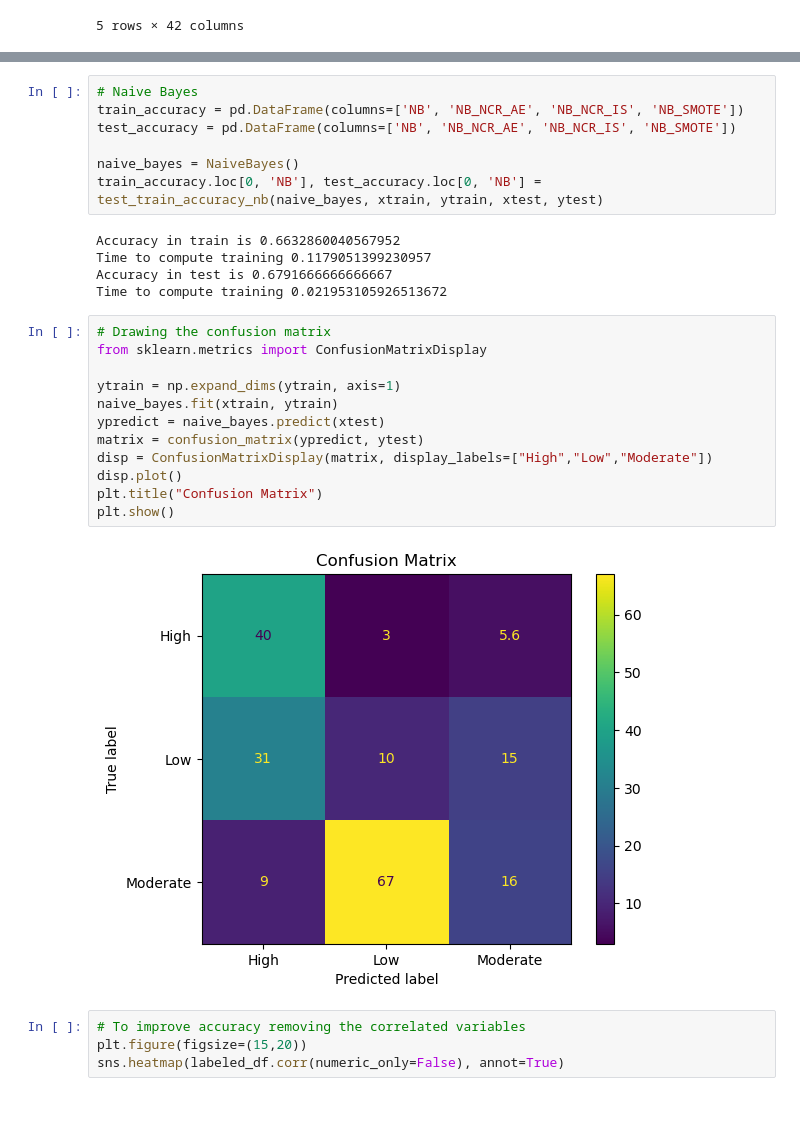
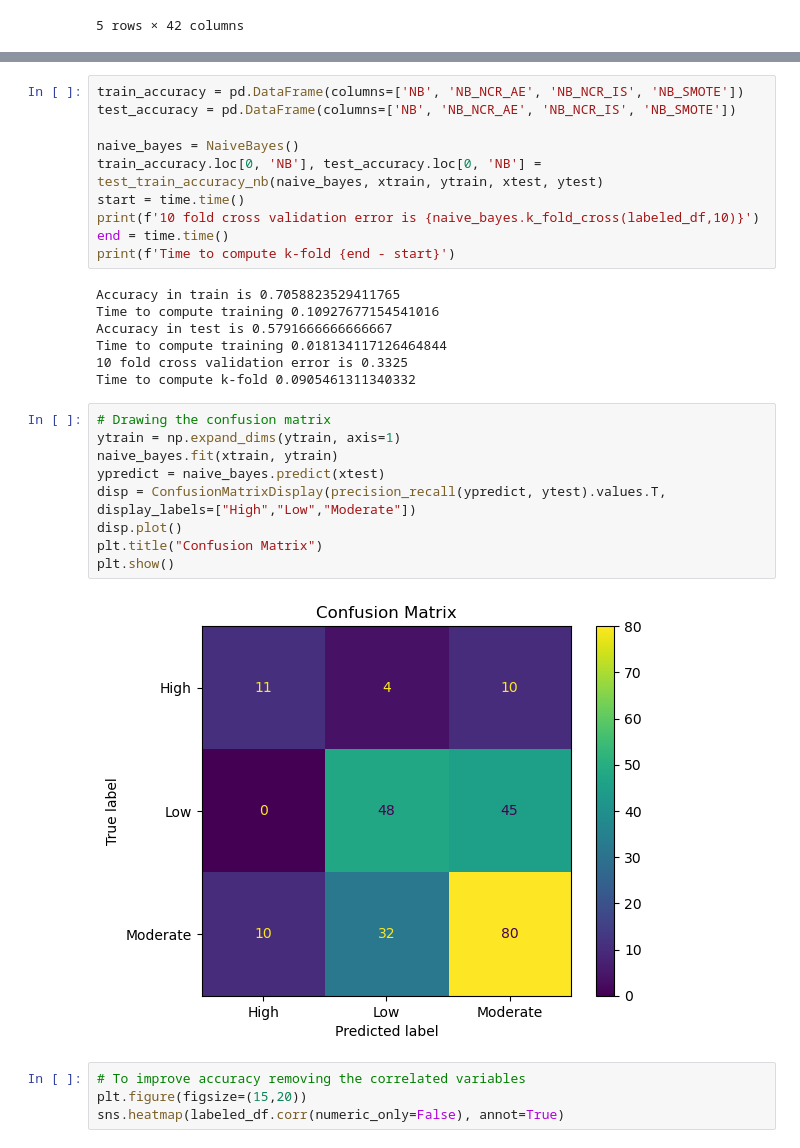
Before and after one commit to besteguney/EEE485, a Jupyter notebook: main3.py.ipynb, the cells around one changed output, grey strips where cells are left out. Saved outputs shown, nothing was run; the diff lists cells and outputs as text; blank space fills up the shorter version.

```diff
--- a/main3.py.ipynb
+++ b/main3.py.ipynb
@@ -341,31 +389,33 @@ def test_train_accuracy_nb(naive_bayes, xtrain, ytrain, xtest, ytest):
 
     return train_accuracy, test_accuracy
 # %%
-# Naive Bayes
 train_accuracy = pd.DataFrame(columns=['NB', 'NB_NCR_AE', 'NB_NCR_IS', 'NB_SMOTE'])
 test_accuracy = pd.DataFrame(columns=['NB', 'NB_NCR_AE', 'NB_NCR_IS', 'NB_SMOTE'])
 
 naive_bayes = NaiveBayes()
 train_accuracy.loc[0, 'NB'], test_accuracy.loc[0, 'NB'] = test_train_accuracy_nb(naive_bayes, xtrain, ytrain, xtest, ytest)
+start = time.time()
+print(f'10 fold cross validation error is {naive_bayes.k_fold_cross(labeled_df,10)}')
+end = time.time()
+print(f'Time to compute k-fold {end - start}')
 # %% [output]
-Accuracy in train is 0.6632860040567952
-Time to compute training 0.1179051399230957
-Accuracy in test is 0.6791666666666667
-Time to compute training 0.021953105926513672
+Accuracy in train is 0.7058823529411765
+Time to compute training 0.10927677154541016
+Accuracy in test is 0.5791666666666667
+Time to compute training 0.018134117126464844
+10 fold cross validation error is 0.3325
+Time to compute k-fold 0.0905461311340332
 # %%
 # Drawing the confusion matrix
-from sklearn.metrics import ConfusionMatrixDisplay
-
 ytrain = np.expand_dims(ytrain, axis=1)
 naive_bayes.fit(xtrain, ytrain)
 ypredict = naive_bayes.predict(xtest)
-matrix = confusion_matrix(ypredict, ytest)
-disp = ConfusionMatrixDisplay(matrix, display_labels=["High","Low","Moderate"])
+disp = ConfusionMatrixDisplay(precision_recall(ypredict, ytest).values.T, display_labels=["High","Low","Moderate"])
 disp.plot()
 plt.title("Confusion Matrix")
 plt.show()
 # %% [output]
-[figure, old version]
+[figure, new version]
 # %%
 # To improve accuracy removing the correlated variables
 plt.figure(figsize=(15,20))
```
Also changed, not shown: parts of 46 cells of this notebook, 4 other files.
